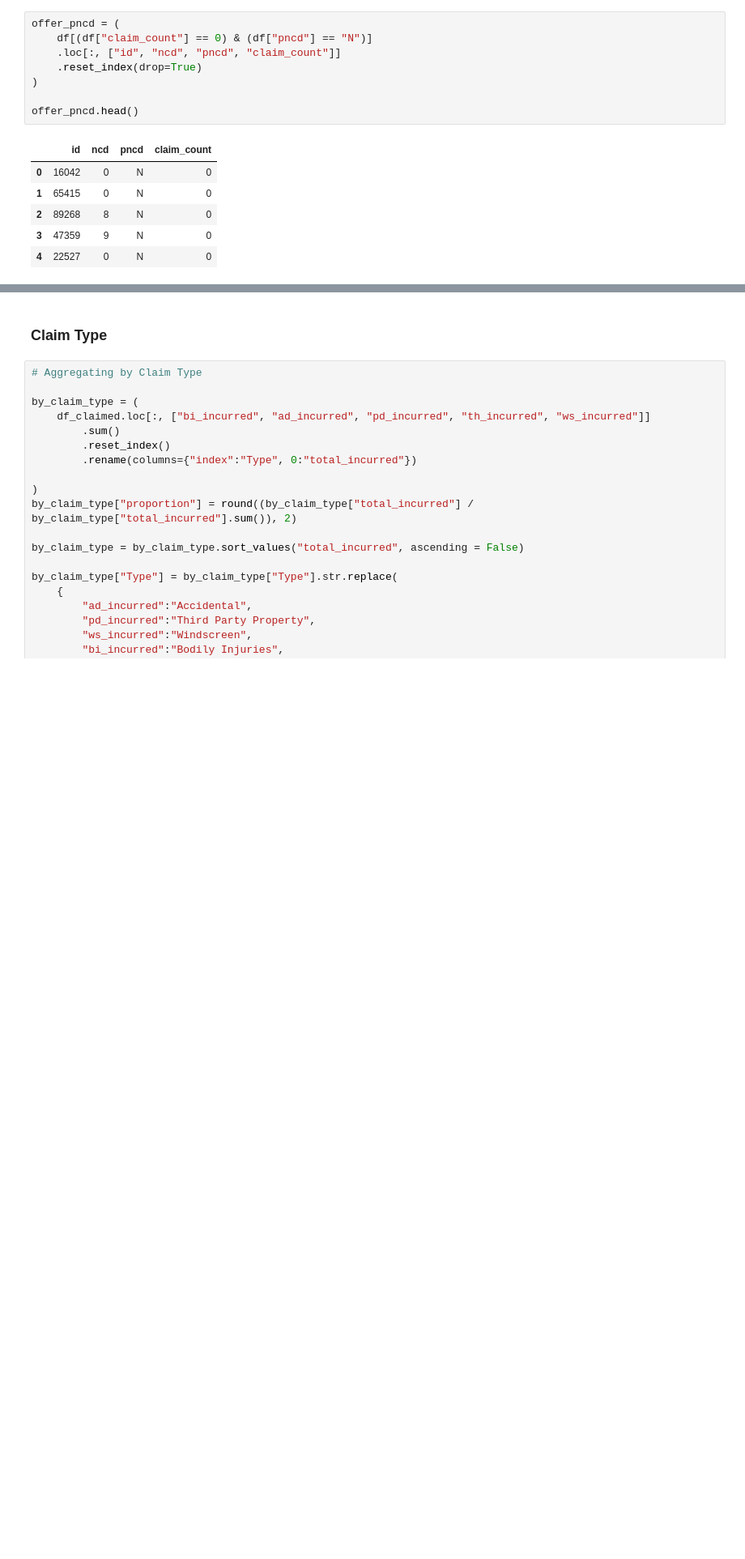
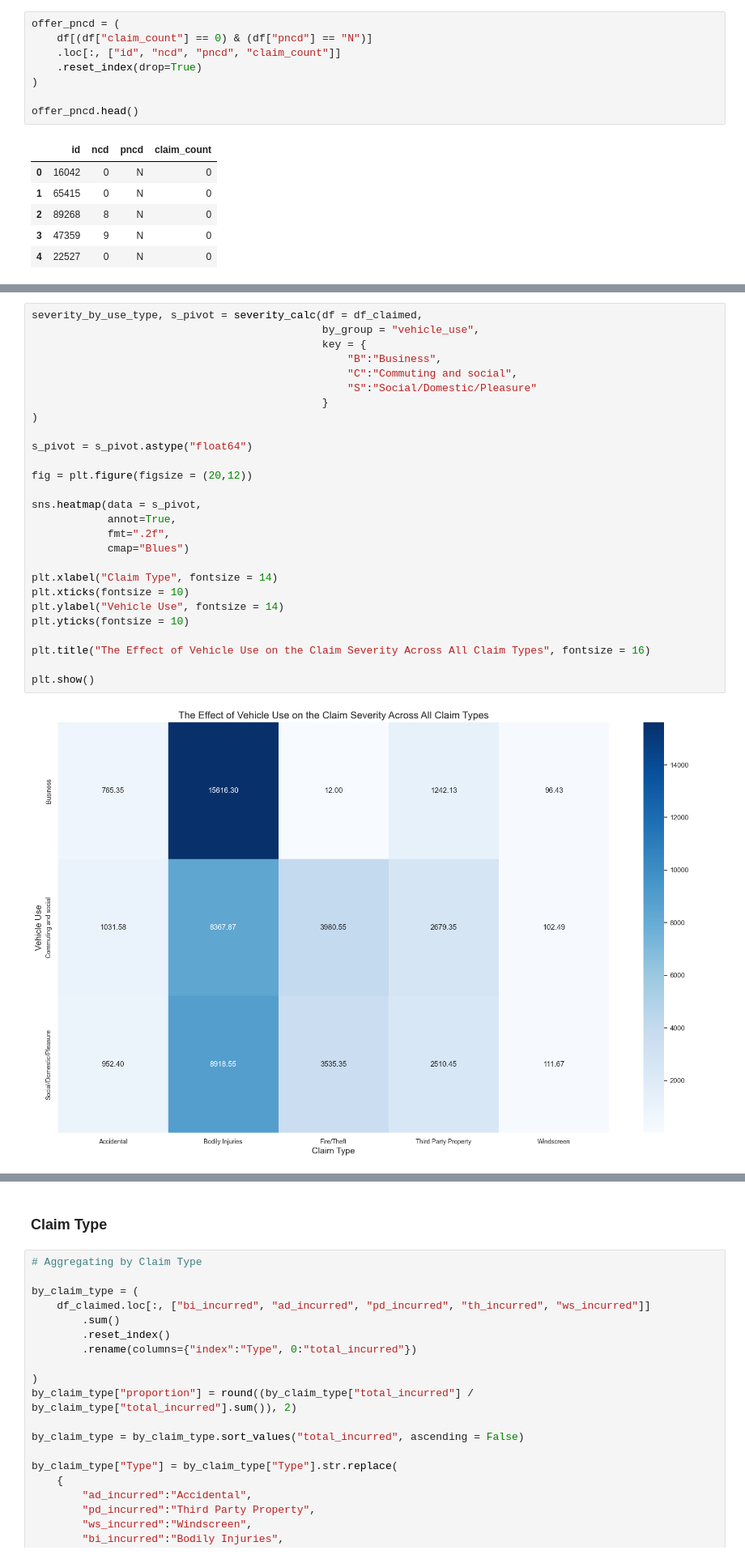
Before and after one commit to watchlotr/Python-Insurance-Case-Study, a Jupyter notebook: insurance_analysis.ipynb, the cells around one changed output, grey strips where cells are left out. Shown at 81% size. Cells and saved outputs as stored; diff of their text form; blank space fills up the shorter version.

Commit message:
Created functions to calculate severity and frequency of each claim type across different factors

```diff
--- a/insurance_analysis.ipynb
+++ b/insurance_analysis.ipynb
@@ -759,0 +821,29 @@ mean_claim_by_cover = df_claimed.groupby("cover").mean_claim_value.mean().reset_
+# %%
+severity_by_use_type, s_pivot = severity_calc(df = df_claimed,
+                                              by_group = "vehicle_use",
+                                              key = {
+                                                  "B":"Business",
+                                                  "C":"Commuting and social",
+                                                  "S":"Social/Domestic/Pleasure"
+                                              }
+)
+
+s_pivot = s_pivot.astype("float64")
+
+fig = plt.figure(figsize = (20,12))
+
+sns.heatmap(data = s_pivot,
+            annot=True,
+            fmt=".2f",
+            cmap="Blues")
+
+plt.xlabel("Claim Type", fontsize = 14)
+plt.xticks(fontsize = 10)
+plt.ylabel("Vehicle Use", fontsize = 14)
+plt.yticks(fontsize = 10)
+
+plt.title("The Effect of Vehicle Use on the Claim Severity Across All Claim Types", fontsize = 16)
+
+plt.show()
+# %% [output]
+[figure, added]
```
Also changed, not shown: parts of 65 cells of this notebook, 2 other files.
